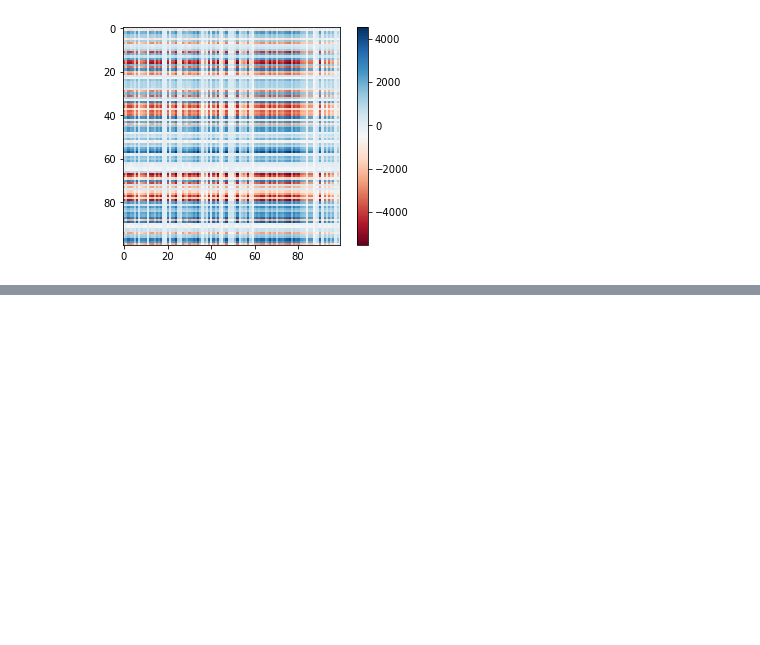
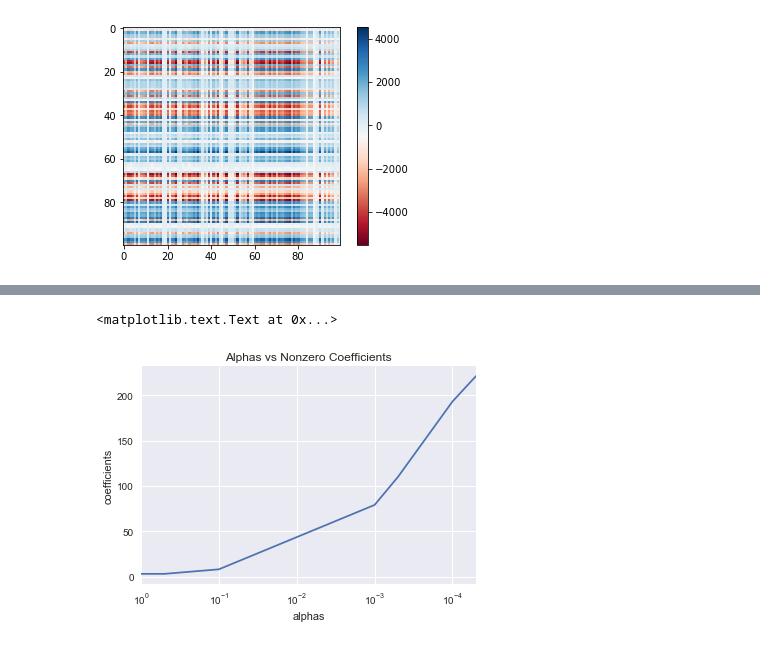
Before and after one commit to carolineeeyao/DSLAB, a Jupyter notebook: Lab4/Lab4.ipynb, the cells around one changed output, grey strips where cells are left out. Drawn from its saved outputs; the diff is of its cells as text; code cells hidden in the pictures; blank space fills up the shorter version.

```diff
--- a/Lab4/Lab4.ipynb
+++ b/Lab4/Lab4.ipynb
@@ -188,0 +217,3 @@ True
+# %%
+all_data = pd.concat((train.loc[:,'MSSubClass':'SaleCondition'],
+                      test.loc[:,'MSSubClass':'SaleCondition']))
@@ -188,0 +273,14 @@ True
+# %%
+alphas = [1, 0.5, 0.1, 0.001, 0.0005, 0.0001, 0.00005]
+nonzero_coefs = []
+for alpha in alphas:
+    lasso = Lasso(alpha=alpha).fit(X_train, y)
+    coef = pd.Series(lasso.coef_, index = X_train.columns)
+    nonzero_coefs.append(sum(coef != 0))
+coef_lasso = pd.Series(nonzero_coefs, index = alphas)
+coef_lasso.plot(title = "Alphas vs Nonzero Coefficients",logx=True)
+plt.xlabel("alphas")
+plt.ylabel("coefficients")
+# %% [output]
+<matplotlib.text.Text at 0x...>
+[figure, added]
```
Also changed, not shown: parts of 17 cells of this notebook.
